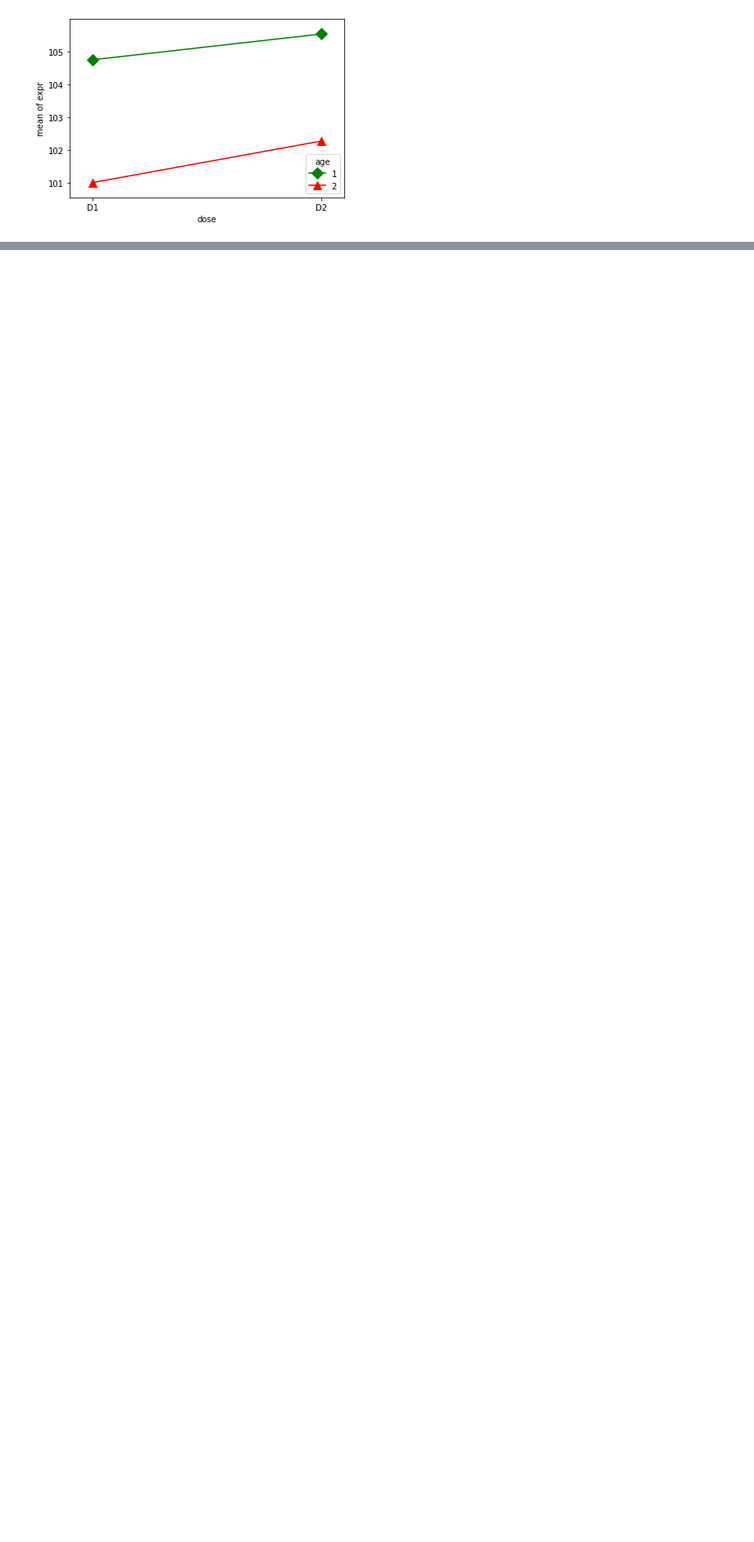
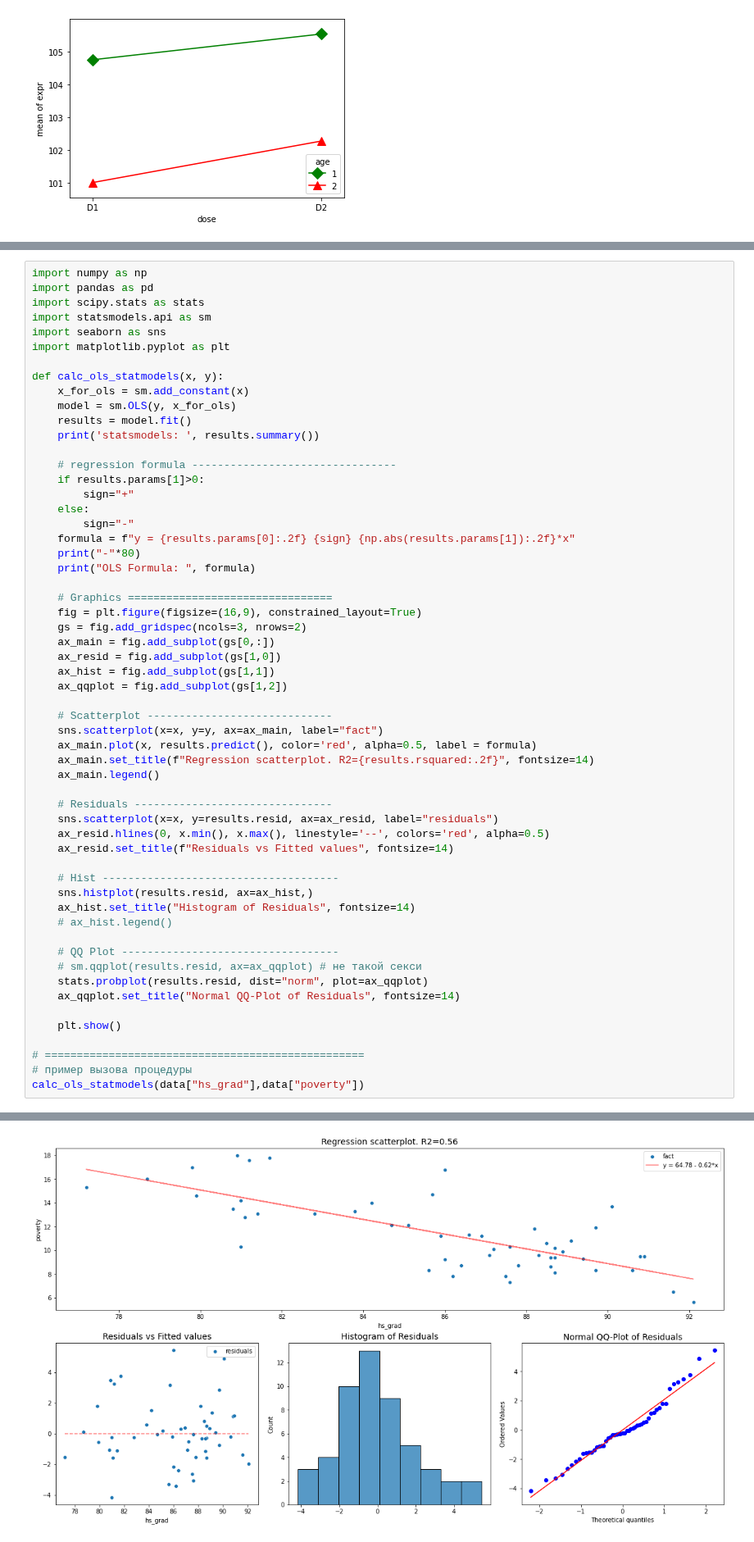
Before and after one commit to Stynic/train_ml_math, a Jupyter notebook: statistic/module_3/lessons_by_week3_by_stepic.ipynb, the cells around one changed output, grey strips where cells are left out. Shown at 82% size. Drawn from its saved outputs; the diff is of its cells as text; blank space fills up the shorter version.

```diff
--- a/statistic/module_3/lessons_by_week3_by_stepic.ipynb
+++ b/statistic/module_3/lessons_by_week3_by_stepic.ipynb
@@ -81,0 +170,58 @@ fig = interaction_plot(df.dose,
+# %%
+import numpy as np
+import pandas as pd
+import scipy.stats as stats
+import statsmodels.api as sm
+import seaborn as sns
+import matplotlib.pyplot as plt
+
+def calc_ols_statmodels(x, y):
+    x_for_ols = sm.add_constant(x)
+    model = sm.OLS(y, x_for_ols)
+    results = model.fit()
+    print('statsmodels: ', results.summary())
+
+    # regression formula --------------------------------
+    if results.params[1]>0:
+        sign="+"
+    else:
+        sign="-"
+    formula = f"y = {results.params[0]:.2f} {sign} {np.abs(results.params[1]):.2f}*x"
+    print("-"*80)
+    print("OLS Formula: ", formula)
+
+    # Graphics ================================
+    fig = plt.figure(figsize=(16,9), constrained_layout=True)
+    gs = fig.add_gridspec(ncols=3, nrows=2)
+    ax_main = fig.add_subplot(gs[0,:])
+    ax_resid = fig.add_subplot(gs[1,0])
+    ax_hist = fig.add_subplot(gs[1,1])
+    ax_qqplot = fig.add_subplot(gs[1,2])
+
+    # Scatterplot -----------------------------
+    sns.scatterplot(x=x, y=y, ax=ax_main, label="fact")
+    ax_main.plot(x, results.predict(), color='red', alpha=0.5, label = formula)
+    ax_main.set_title(f"Regression scatterplot. R2={results.rsquared:.2f}", fontsize=14)
+    ax_main.legend()
+
+    # Residuals -------------------------------
+    sns.scatterplot(x=x, y=results.resid, ax=ax_resid, label="residuals")
+    ax_resid.hlines(0, x.min(), x.max(), linestyle='--', colors='red', alpha=0.5)
+    ax_resid.set_title(f"Residuals vs Fitted values", fontsize=14)
+
+    # Hist -------------------------------------
+    sns.histplot(results.resid, ax=ax_hist,)
+    ax_hist.set_title("Histogram of Residuals", fontsize=14)
+    # ax_hist.legend()
+
+    # QQ Plot ----------------------------------
+    # sm.qqplot(results.resid, ax=ax_qqplot) # не такой секси
+    stats.probplot(results.resid, dist="norm", plot=ax_qqplot)
+    ax_qqplot.set_title("Normal QQ-Plot of Residuals", fontsize=14)
+
+    plt.show()
+
+# ==================================================
+# пример вызова процедуры
+calc_ols_statmodels(data["hs_grad"],data["poverty"])
+# %% [output]
@@ -81,0 +245 @@ fig = interaction_plot(df.dose,
+[figure, added]
```
Also changed, not shown: parts of 11 cells of this notebook, 1 other file.
